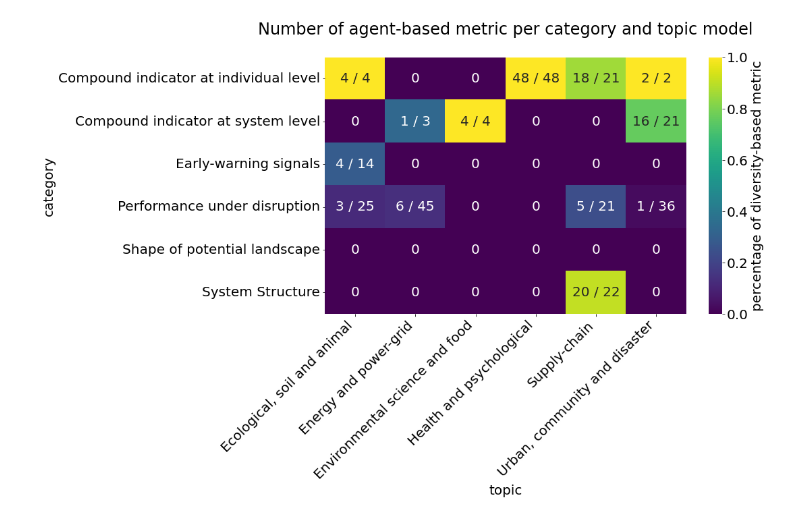
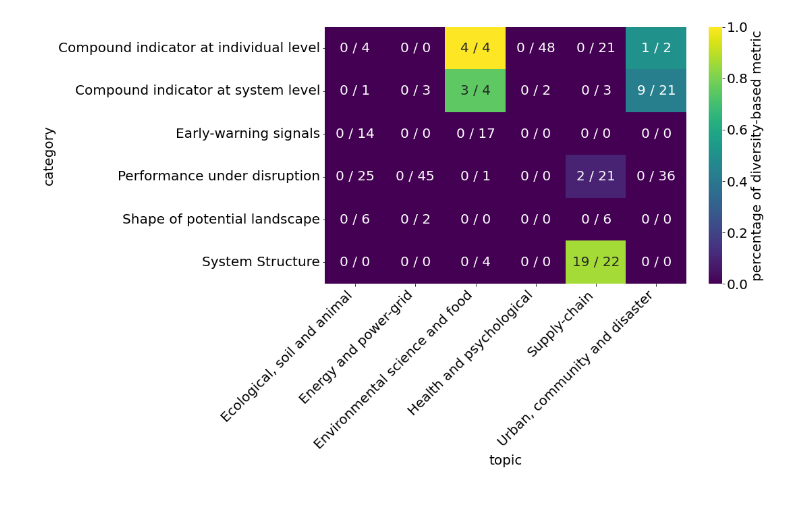
Before and after one commit to vitorhirata/resilience-metrics-review, a Jupyter notebook: review_result_analysis.ipynb, the cells around one changed output. Cells and saved outputs as stored; diff of their text form; code cells hidden in the pictures.

```diff
--- a/review_result_analysis.ipynb
+++ b/review_result_analysis.ipynb
@@ -163,23 +149,22 @@ plt.show()
-# %%
-# Not used - Agency-based metric per category and topic model
-
-number_diversity = df[['topic', 'category', 'agency-based']].groupby(['topic', 'category']).sum()
-number_diversity = number_diversity['agency-based'].map(int)
-number_metric = df[['topic', 'category', 'agency-based']].groupby(['topic', 'category']).count()
-number_metric = number_metric['agency-based']
-
-annotate = number_diversity.map(str) + ' / ' + number_metric.map(str)
-annotate[number_diversity==0] = '0'
-annotate = annotate.unstack().T.fillna('0')
-
-percentage = number_diversity / number_metric
-percentage = percentage.unstack().T.fillna(0)
-
-plt.figure(figsize=(12, 7))
-label_cbar = 'percentage of diversity-based metric'
-sns.heatmap(percentage, annot=annotate, fmt="", cbar_kws={'label': label_cbar}, cmap='viridis')
-plt.xticks(rotation=45, ha='right')
-plt.title('Number of agent-based metric per category and topic model\n')
-plt.show()
-# %% [output]
-[figure, removed]
+# %%
+# Diversity-based metric per category and topic model
+
+number_diversity = df[['topic', 'category', 'diversity-based']].groupby(['topic', 'category']).sum()
+number_diversity = number_diversity['diversity-based'].map(int)
+number_metric = df[['topic', 'category', 'diversity-based']].groupby(['topic', 'category']).count()
+number_metric = number_metric['diversity-based']
+
+annotate = number_diversity.map(str) + ' / ' + number_metric.map(str)
+annotate = annotate.unstack().T.fillna('0 / 0')
+
+percentage = number_diversity / number_metric
+percentage = percentage.unstack().T.fillna(0)
+
+plt.figure(figsize=(12, 7))
+label_cbar = 'percentage of diversity-based metric'
+sns.heatmap(percentage, annot=annotate, fmt="", cbar_kws={'label': label_cbar}, cmap='viridis')
+plt.xticks(rotation=45, ha='right')
+
+plt.show()
+# %% [output]
+[figure, added]
```
Also changed, not shown: parts of 3 cells of this notebook.
